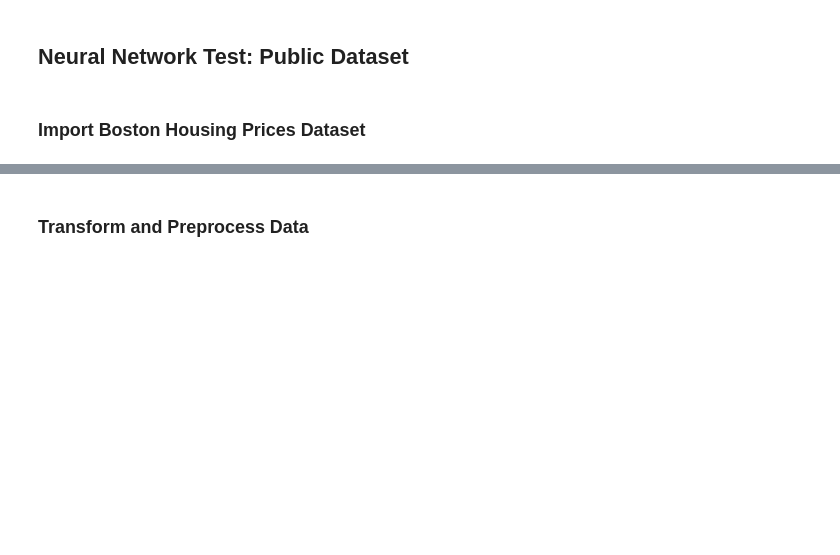
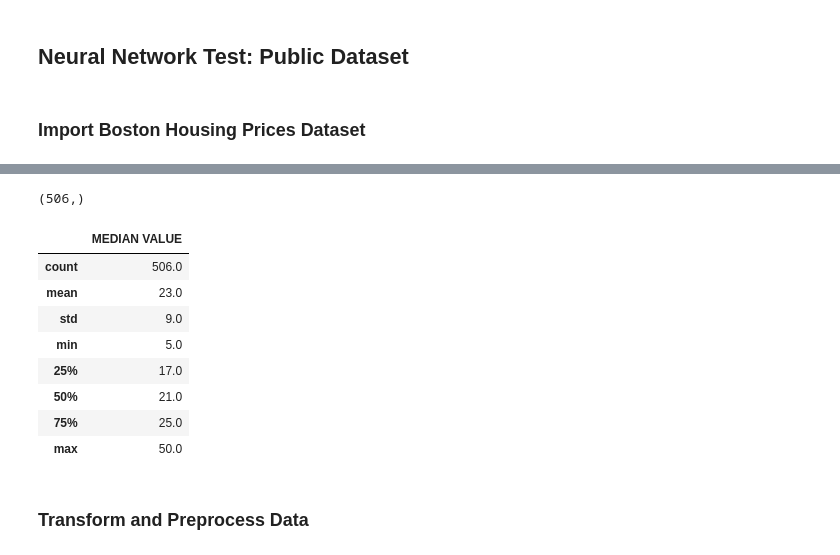
Before and after one commit to hueyning/DeepLearningTutorial, a Jupyter notebook: DL_Assignment_1.ipynb, the cells around one changed output, grey strips where cells are left out. Saved outputs shown, nothing was run; the diff lists cells and outputs as text; code cells hidden in the pictures; blank space fills up the shorter version.

```diff
--- a/DL_Assignment_1.ipynb
+++ b/DL_Assignment_1.ipynb
@@ -401,3 +461,18 @@ print(boston.target.shape)
+# %%
+boston_target_df = pd.DataFrame(boston.target, columns=['MEDIAN VALUE'])
+print(boston.target.shape)
+boston_target_df.describe().round()
+# %% [output]
+(506,)
+|  | MEDIAN VALUE |
+| count | 506.0 |
+| mean | 23.0 |
+| std | 9.0 |
+| min | 5.0 |
+| 25% | 17.0 |
+| 50% | 21.0 |
+| 75% | 25.0 |
+| max | 50.0 |
 # %% [markdown]
 ### Transform and Preprocess Data
 # %%
```
Also changed, not shown: parts of 18 cells of this notebook.
